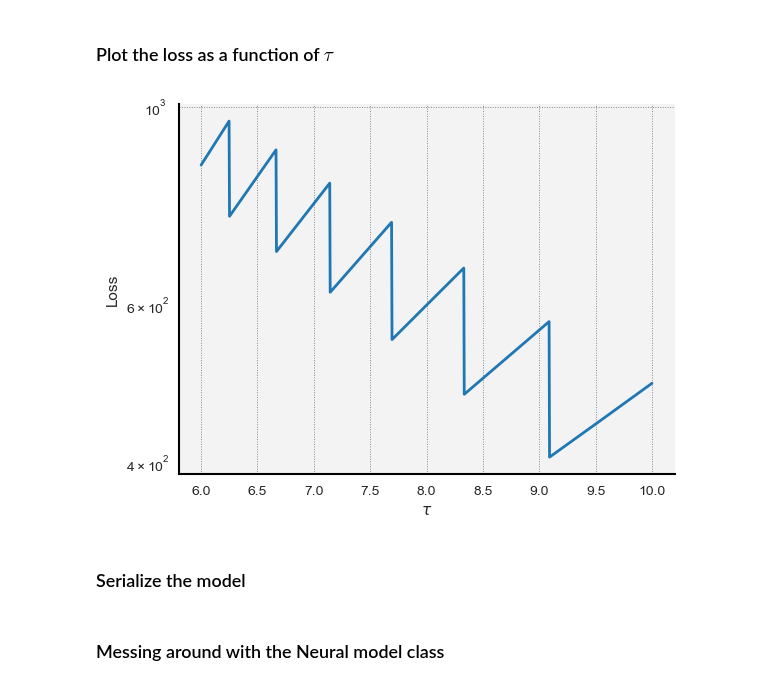
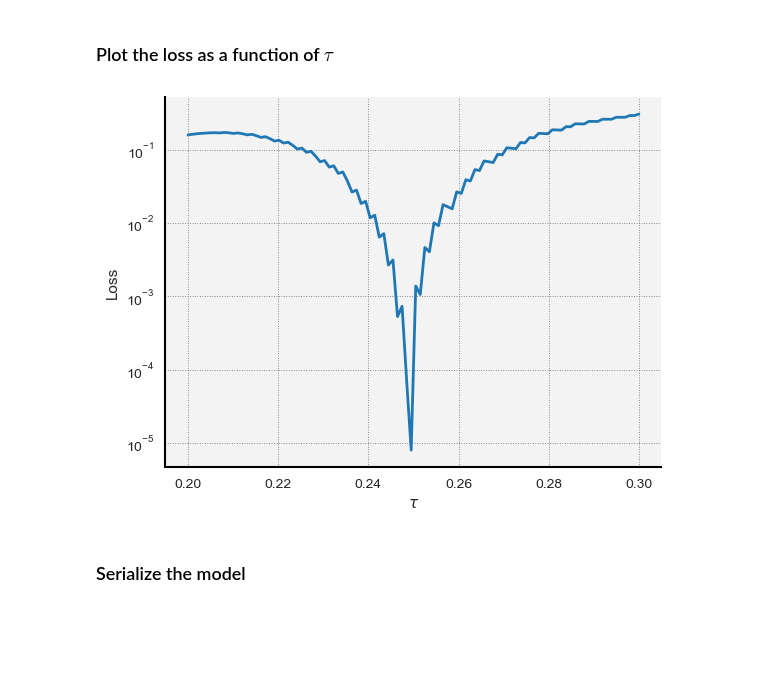
Before and after one commit to punkduckable/NDDE, a Jupyter notebook: NDDE.ipynb, the cells around one changed output. Saved outputs shown, nothing was run; the diff lists cells and outputs as text; code cells hidden in the pictures; blank space fills up the shorter version.

Commit message:
Added new models + tweaked some of the notebook.

```diff
--- a/NDDE.ipynb
+++ b/NDDE.ipynb
@@ -45,7 +45,7 @@ from    torch.utils.tensorboard import  SummaryWriter;
 from    scipy                   import  interpolate;
 
 # My code
-from    Model   import  Exponential         as F_Model;
+from    Model   import  Cheyne              as F_Model;
 from    X0      import  Affine              as X0_Model;
 from    Solver  import  RK2                 as DDE_Solver;
 from    NDDE    import  NDDE;
@@ -69,7 +69,7 @@ LOGGER : logging.Logger = logging.getLogger(__name__);
 
 # Set up cost functions.
 l = Running_Cost();
-G = Terminal_Cost(Weight = 0.01);
+G = Terminal_Cost(Weight = 0.1);
 
 # Set up plotting.
 Initialize_MPL();
@@ -79,12 +79,12 @@ Initialize_MPL();
 Generate the target trajectory and plot it!
 # %%
 # Set up the parameters and tau value for the target trajectory.
-F_Target        = F_Model(theta_0 = -2.0, theta_1 = -2.0);
-a_Target        = torch.Tensor([1.0]);
-b_Target        = torch.Tensor([2.0]);
+F_Target        = F_Model(p = 5.0, V0 = 6.5, a = 2.0, m = 6);
+a_Target        = torch.Tensor([0.0]);
+b_Target        = torch.Tensor([2]);
 X0_Target       = X0_Model(a = a_Target, b = b_Target);
-tau_Target      = torch.tensor(1.0);
-T_Target        = torch.tensor(10.0);
+tau_Target      = torch.tensor(0.25);
+T_Target        = torch.tensor(3.0);
 
 # Get the target trajectory!
 x_Target, t_Target  = DDE_Solver(F = F_Target, X0 = X0_Target, tau = tau_Target, T = T_Target);
@@ -197,37 +180,37 @@ plt.legend(["Target","Predicted"]);
 ####################################################################################################
 # Plot loss as a function of tau
 
 
 # Build initial model
 Model = F_Target;
 
 # Set up a grid of tau values. We will find the loss at each one.
-N_Steps : int = 1000;
-grid_tau = torch.linspace(6, 10, steps = N_Steps, requires_grad = True);
+N_Steps : int = 100;
+grid_tau = torch.linspace(0.2, 0.3, steps = N_Steps, requires_grad = True);
 Loss_tau = torch.zeros(N_Steps);
 
 for i in range(N_Steps):
     # Find predictions for ith tau value.
     Predictions_i : torch.Tensor = DDE_Solver(Model, X0_Target, grid_tau[i], T)[0];
 
     # Interpolate true solution on the time step grid for this solution.
     N_i                 : int           = Predictions_i.shape[1];
     x_Interp                            = interpolate.interp1d(t_Target.detach().numpy(), x_Target.detach().numpy());
     t_Values            : numpy.ndarray = numpy.linspace(start = 0, stop = T.item(), num = N_i);
     Targets_i           : torch.Tensor  = torch.from_numpy(x_Interp(t_Values));
 
     # Compute loss
-    Loss_tau[i] = Integral_Loss(Predictions_i, Targets_i, t_Values, l);
+    Loss_tau[i] = Integral_Loss(Predictions_i, Targets_i, t_Values, l) + G(Targets_i[:, -1], Predictions_i[:, -1]);
 
 # Plot!
 plt.figure(2);
 seaborn.lineplot(x = grid_tau.detach().numpy(), y = Loss_tau.detach().numpy());
 seaborn.despine();
 plt.xlabel(r"$\tau$");
 plt.ylabel("Loss");
 plt.yscale("log");
 # %% [output]
-[figure, old version]
+[figure, new version]
 # %% [markdown]
 ### Serialize the model
 # %%
@@ -246,5 +229,3 @@ F_State_Dict    : dict  = F_MODEL.state_dict();
 X0_State_Dict   : dict  = X0_MODEL.state_dict();
 Save_Dict       : dict  = {"F" : F_State_Dict, "Widths" : Widths, "X0" : X0_State_Dict, "tau" : tau};
 torch.save(Save_Dict, Save_Path);
-# %% [markdown]
-### Messing around with the Neural model class
```
Also changed, not shown: parts of 7 cells of this notebook, 2 other files.
